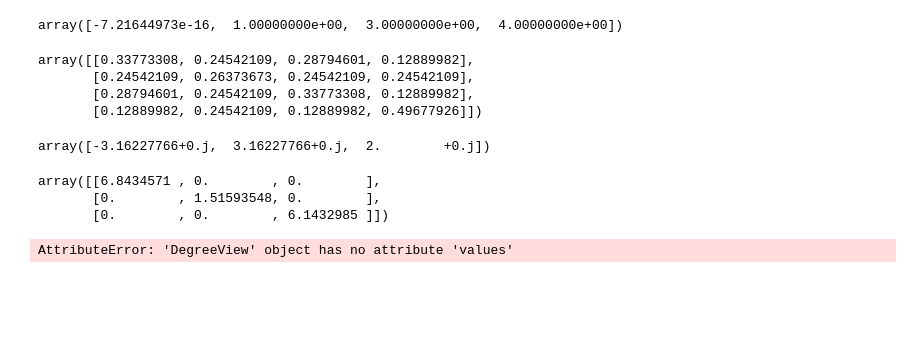
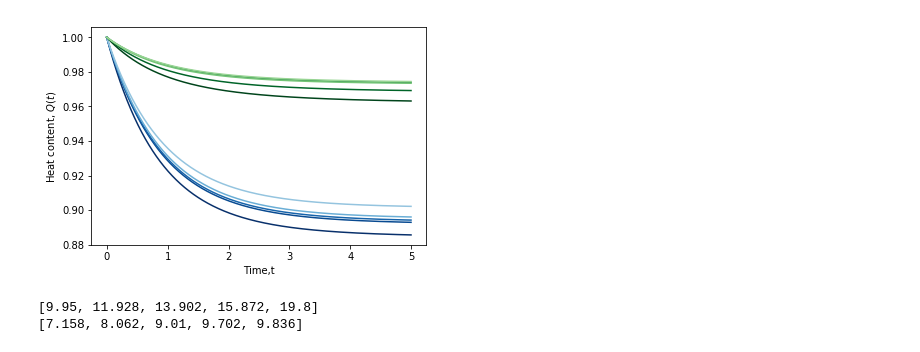
Before and after one commit to NanyanziAlice/Research-Code, a Jupyter notebook: erdos-Barabasi-heatContent.ipynb, the cells around one changed output. Drawn from its saved outputs; the diff is of its cells as text; code cells hidden in the pictures; blank space fills up the shorter version.

```diff
--- a/erdos-Barabasi-heatContent.ipynb
+++ b/erdos-Barabasi-heatContent.ipynb
@@ -7,7 +7,7 @@ import networkx as nx
 import numpy as np
 from scipy.linalg import expm
 
-n=150
+n=200
 m=[4,5,7,9,10]
 phi_lst = []
 phi_av = []
@@ -92,30 +88,0 @@ array([[0.33773308, 0.24542109, 0.28794601, 0.12889982],
-# %%
-D,V = LA.eigh(A)
-D
-# %% [output]
-array([-7.21644973e-16,  1.00000000e+00,  3.00000000e+00,  4.00000000e+00])
-# %%
-D = np.diag(np.exp(-1*D))
-H = np.dot(V,D)
-Ht = np.dot(H,np.transpose(V))
-Ht
-# %% [output]
-array([[0.33773308, 0.24542109, 0.28794601, 0.12889982],
-       [0.24542109, 0.26373673, 0.24542109, 0.24542109],
-       [0.28794601, 0.24542109, 0.33773308, 0.12889982],
-       [0.12889982, 0.24542109, 0.12889982, 0.49677926]])
-# %%
-V
-# %% [output]
-array([-3.16227766+0.j,  3.16227766+0.j,  2.        +0.j])
-# %%
-np.diag(np.exp(D))
-# %% [output]
-array([[6.8434571 , 0.        , 0.        ],
-       [0.        , 1.51593548, 0.        ],
-       [0.        , 0.        , 6.1432985 ]])
-# %%
->>> G = nx.path_graph(4)  # or DiGraph, MultiGraph, MultiDiGraph, etc
->>> G.degree().values()
-# %% [output]
-AttributeError: 'DegreeView' object has no attribute 'values'
@@ -121,0 +179,19 @@ AttributeError: 'DegreeView' object has no attribute 'values'
+# %%
+cmp = [1.0,0.9,0.8,0.5,0.4]
+for i in range(5):
+        plt.plot(time,[ e/max(phi_lst[i]) for e in phi_lst[i]],color=plt.cm.Blues(cmp[i]))
+
+for i in range(5):
+        plt.plot(time,[ e/max(phi_lstr[i]) for e in phi_lstr[i]],color=plt.cm.Greens(cmp[i]))
+
+plt.ylabel('Heat content, $Q(t)$')
+plt.xlabel('Time,t')
+#plt.legend(lg)
+#plt.savefig('/home/alicenanyanzi/RecentProject/Research-Documentation/AliceThesis-Stellenbosch/images/BA-ERheatcontent.eps', format='eps', dpi=1000)
+plt.show()
+print(phi_av)
+print(phi_avr)
+# %% [output]
+[figure, added]
+[9.95, 11.928, 13.902, 15.872, 19.8]
+[7.158, 8.062, 9.01, 9.702, 9.836]
```
Also changed, not shown: parts of 8 cells of this notebook, 26 other files.
